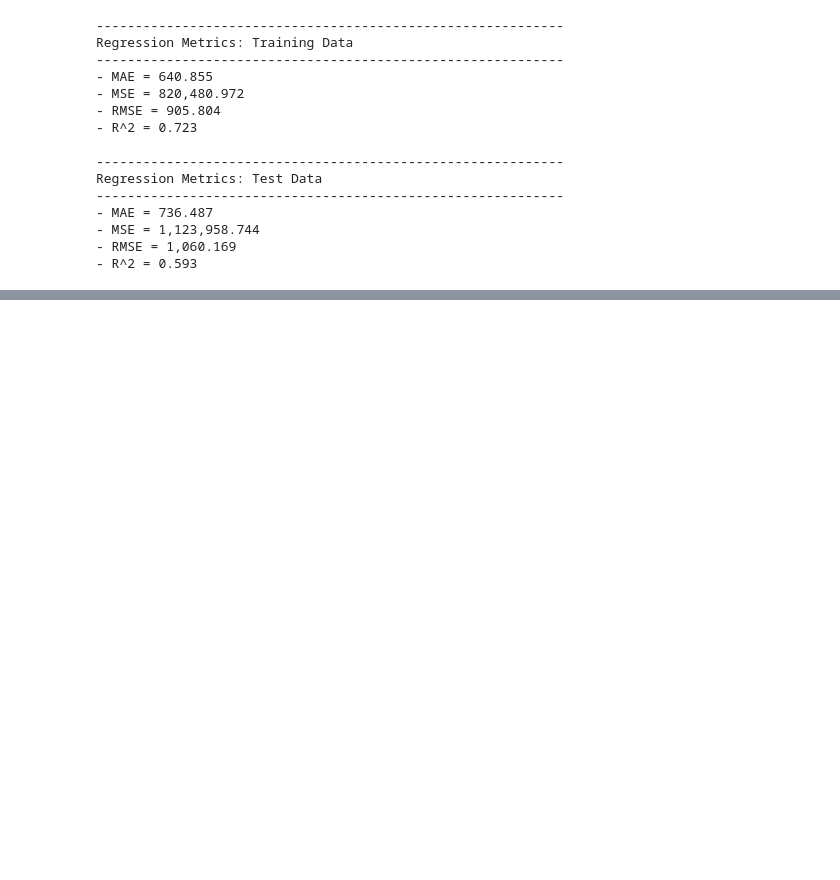
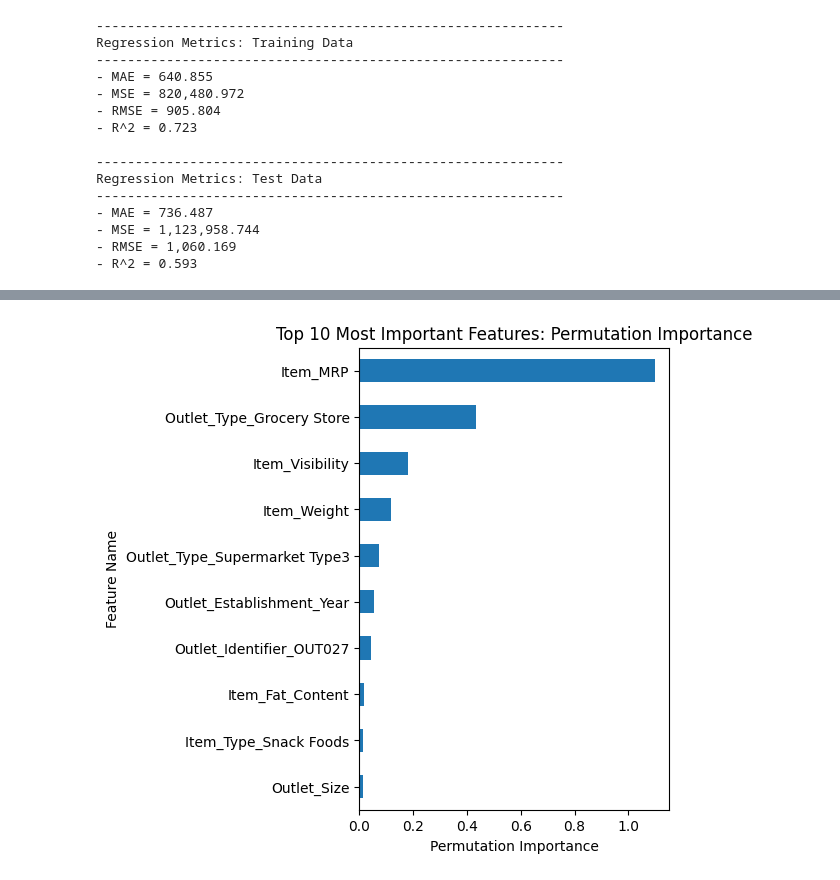
Before and after one commit to dalalyassin/Prediction-of-Product-Sales, a Jupyter notebook: Data_Cleaning.ipynb, the cells around one changed output, grey strips where cells are left out. Saved outputs shown, nothing was run; the diff lists cells and outputs as text; code cells hidden in the pictures; blank space fills up the shorter version.

```diff
--- a/Data_Cleaning.ipynb
+++ b/Data_Cleaning.ipynb
@@ -689,0 +779,9 @@ Regression Metrics: Test Data
+# %%
+from sklearn.inspection import permutation_importance
+SEED = 321
+np.random.seed(SEED)
+X_train_tf = pd.DataFrame(col_transformer.transform(X_train),
+                          columns = feature_names, index = X_train.index)
+
+r = permutation_importance(rf, X_train_tf, y_train ,n_repeats =5, random_state = SEED)
+r.keys()
@@ -689,0 +790,5 @@ Regression Metrics: Test Data
+# %%
+## can make the mean importances into a series
+perm_importances = pd.Series(r['importances_mean'],index=X_train_tf.columns,
+                           name = 'permutation importance')
+perm_importances.head()
@@ -689,0 +803,6 @@ Regression Metrics: Test Data
+# %%
+ax = perm_importances.sort_values().tail(10).plot(kind='barh',figsize=(4,6))
+ax.set(ylabel='Feature Name',xlabel='Permutation Importance',
+       title='Top 10 Most Important Features: Permutation Importance');
+# %% [output]
+[figure, added]
```
Also changed, not shown: parts of 12 cells of this notebook.
